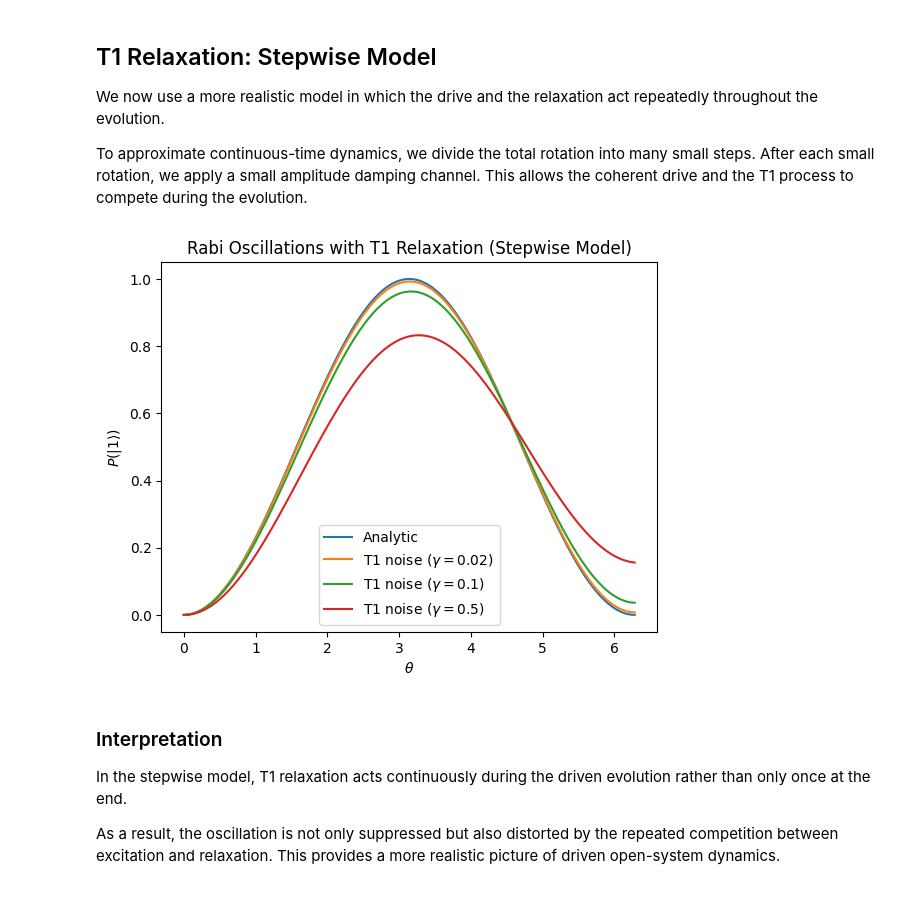
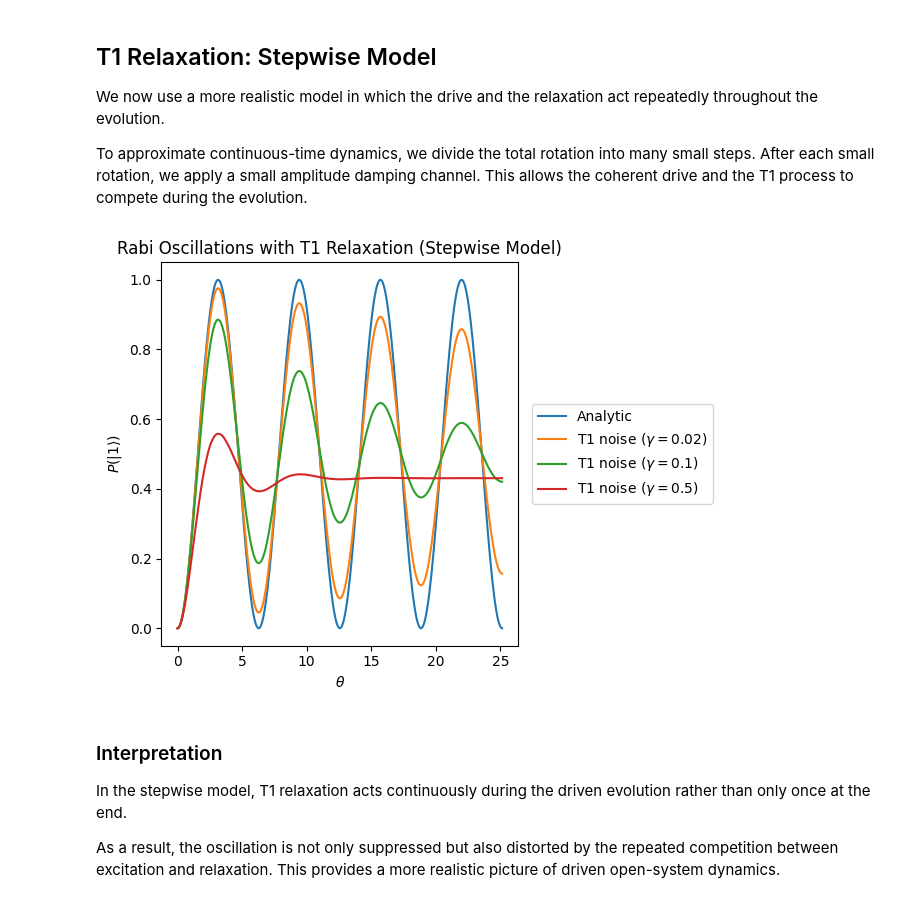
Before and after one commit to amazon-braket/amazon-braket-algorithm-library, a Jupyter notebook: notebooks/textbook/Rabi_Oscillations.ipynb, the cells around one changed output. Saved outputs shown, nothing was run; the diff lists cells and outputs as text; code cells hidden in the pictures.

```diff
--- a/notebooks/textbook/Rabi_Oscillations.ipynb
+++ b/notebooks/textbook/Rabi_Oscillations.ipynb
@@ -230,7 +230,7 @@ To approximate continuous-time dynamics, we divide the total rotation into many
 import math
 from braket.circuits import Circuit, ResultType
 
-def rabi_circuit_t1_stepwise(theta: float, gamma: float, dtheta: float = 0.05) -> Circuit:
+def rabi_circuit_t1_stepwise(theta: float, gamma: float, dtheta: float = 0.1) -> Circuit:
     circ = Circuit()
 
     # number of steps needed
@@ -238,7 +238,7 @@ def rabi_circuit_t1_stepwise(theta: float, gamma: float, dtheta: float = 0.05) -
 
     # adjust step size so steps sum exactly to theta
     dtheta_eff = theta / n_steps
-    gamma_step = gamma / n_steps
+    gamma_step = gamma * dtheta_eff
 
     for _ in range(n_steps):
         circ.rx(0, dtheta_eff)
@@ -254,7 +254,9 @@ def p1_from_t1_stepwise(theta: float, gamma: float) -> float:
     probs = result.result_types[0].value
     return float(probs[1])
 # %%
+thetas = np.linspace(0, 8 * np.pi, 300)
 gamma_values_t1_stepwise = [0.02, 0.1, 0.5]
+p1_analytic = np.array([rabi_probability(theta) for theta in thetas])
 
 p1_t1_stepwise = {
     gamma: np.array([p1_from_t1_stepwise(theta, gamma) for theta in thetas])
@@ -263,17 +265,18 @@ p1_t1_stepwise = {
 # %%
 plt.figure()
 
 plt.plot(thetas, p1_analytic, label="Analytic")
-for gamma in gamma_values_t1:
+for gamma in gamma_values_t1_stepwise:
     plt.plot(thetas, p1_t1_stepwise[gamma], label=fr"T1 noise ($\gamma={gamma}$)")
 
 plt.xlabel(r"$\theta$")
 plt.ylabel(r"$P(|1\rangle)$")
 plt.title("Rabi Oscillations with T1 Relaxation (Stepwise Model)")
-plt.legend()
+plt.legend(loc="center left", bbox_to_anchor=(1.02, 0.5))
+plt.tight_layout()
 plt.show()
 # %% [output]
-[figure, old version]
+[figure, new version]
 # %% [markdown]
 ### Interpretation
 
```
Also changed, not shown: parts of 12 cells of this notebook.
